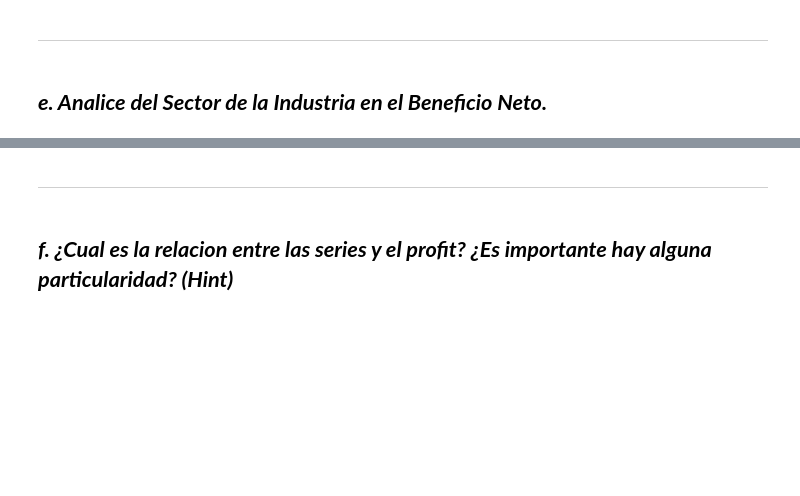
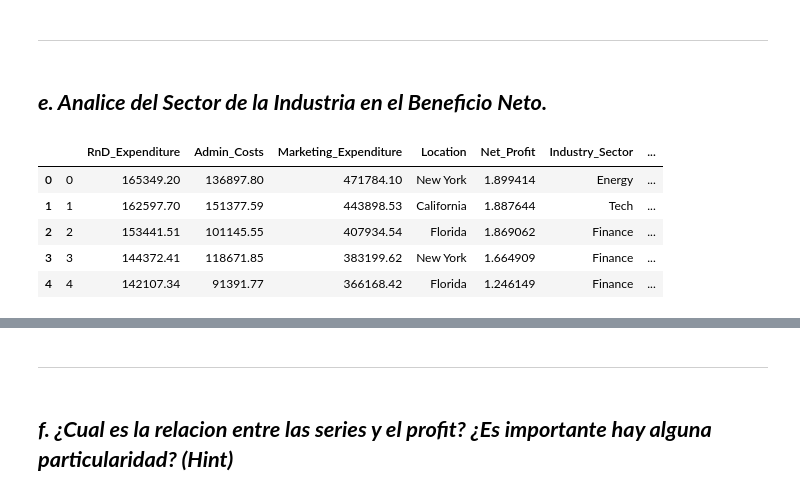
Before and after one commit to lnastri25/POO_UCEMA, a Jupyter notebook: trabajos_practicos/tp_datos/3-startups/startups.ipynb, the cells around one changed output, grey strips where cells are left out. Cells and saved outputs as stored; diff of their text form; code cells hidden in the pictures; blank space fills up the shorter version.

```diff
--- a/trabajos_practicos/tp_datos/3-startups/startups.ipynb
+++ b/trabajos_practicos/tp_datos/3-startups/startups.ipynb
@@ -329,6 +327,21 @@ El Error Cuadrático Medio es de: 636237732.5753268
 ___
 # %% [markdown]
 ## ***e. Analice del Sector de la Industria en el Beneficio Neto.***
+# %%
+# Normalizo a la variable Net_Profit para que no me arroje resultados en números científicos.
+from scipy.stats import zscore
+
+columnas_para_transformar_modelo_2 = ["Net_Profit"]
+startups_zscore_modelo_2 = df_startups[columnas_para_transformar_modelo_2].apply(zscore)
+df_startups[columnas_para_transformar_modelo_2] = startups_zscore_modelo_2
+df_startups.head()
+# %% [output]
+|  |  | RnD_Expenditure | Admin_Costs | Marketing_Expenditure | Location | Net_Profit | Industry_Sector | ... |
+| 0 | 0 | 165349.20 | 136897.80 | 471784.10 | New York | 1.899414 | Energy | ... |
+| 1 | 1 | 162597.70 | 151377.59 | 443898.53 | California | 1.887644 | Tech | ... |
+| 2 | 2 | 153441.51 | 101145.55 | 407934.54 | Florida | 1.869062 | Finance | ... |
+| 3 | 3 | 144372.41 | 118671.85 | 383199.62 | New York | 1.664909 | Finance | ... |
+| 4 | 4 | 142107.34 | 91391.77 | 366168.42 | Florida | 1.246149 | Finance | ... |
 # %%
 modelo2 = smf.ols(formula="Net_Profit ~ C(Industry_Sector)", data=df_startups)
 modelo2 = modelo2.fit()
```
Also changed, not shown: parts of 10 cells of this notebook.
